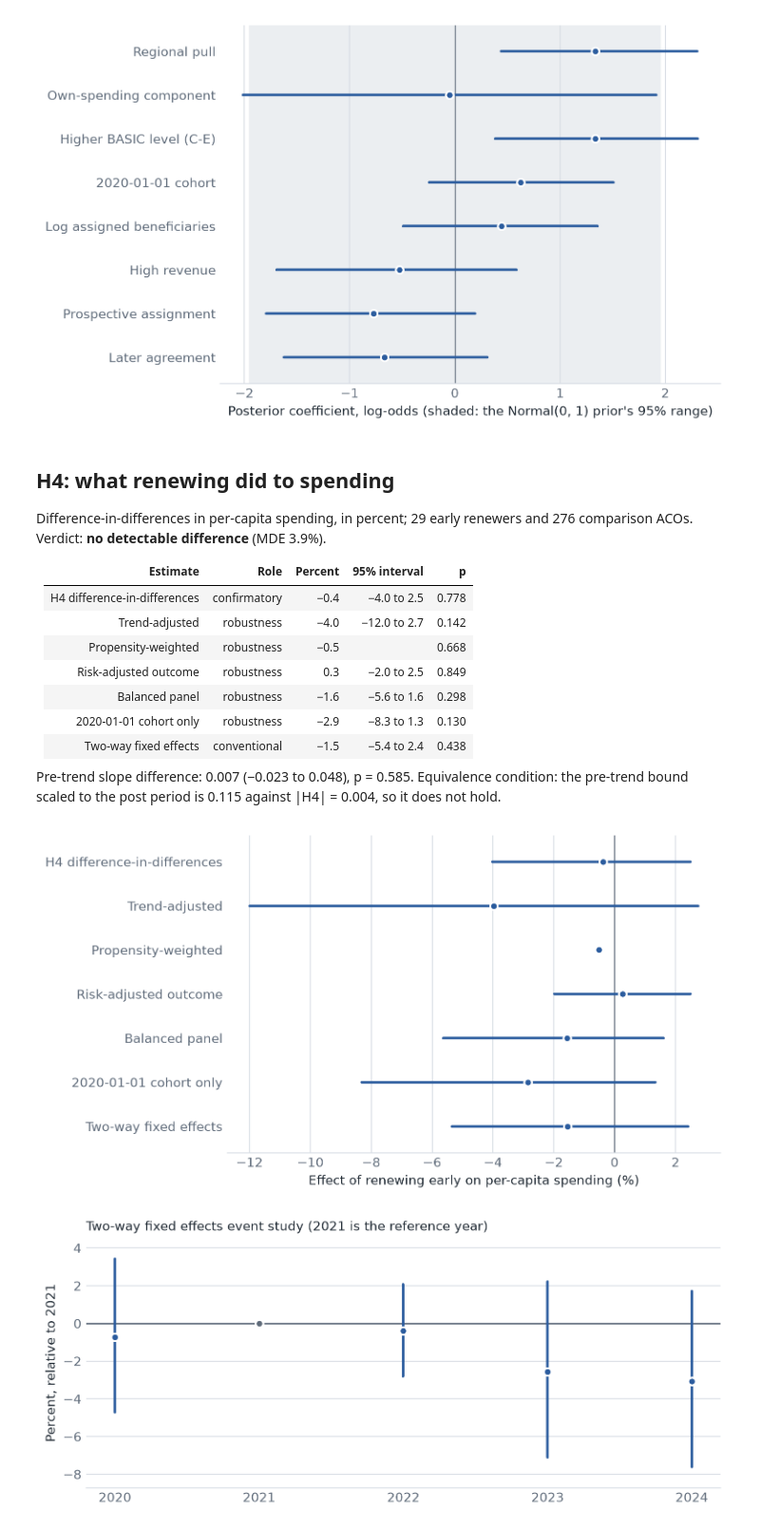
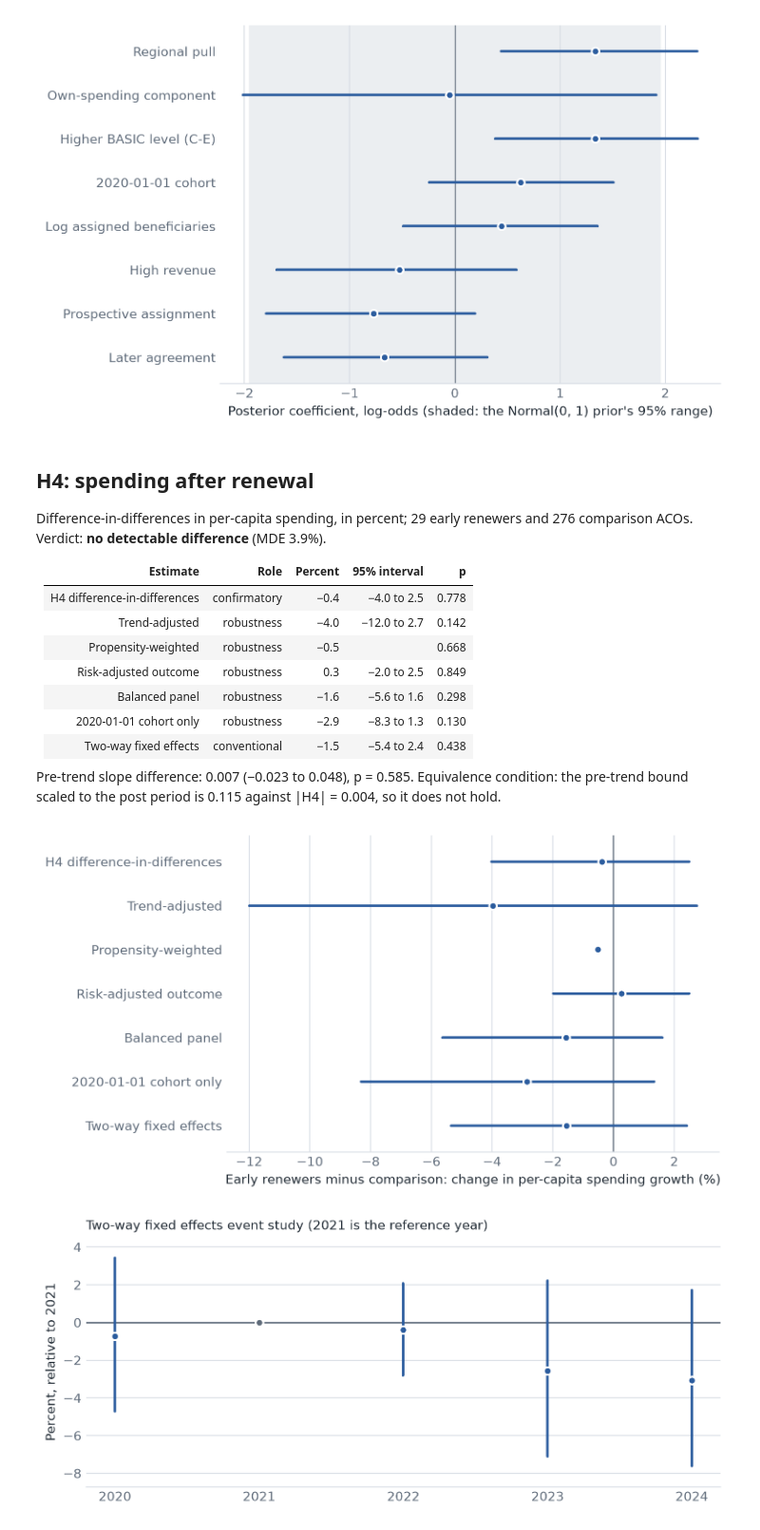
Before and after one commit to stharrold/stharrold.github.io, a Jupyter notebook: analysis/mssp-benchmark-ratchet/report/exports/results.ipynb, the cells around one changed output. Shown at 95% size. Drawn from its saved outputs; the diff is of its cells as text; code cells hidden in the pictures.

```diff
--- a/analysis/mssp-benchmark-ratchet/report/exports/results.ipynb
+++ b/analysis/mssp-benchmark-ratchet/report/exports/results.ipynb
@@ -216,7 +216,7 @@ _pre, _eq = _h4["pre_trend"], _h4["equivalence"]
 mo.md(
     "\n\n".join(
         [
-            "## H4: what renewing did to spending",
+            "## H4: spending after renewal",
             f"Difference-in-differences in per-capita spending, in percent; {_h4['sample']['early']} early renewers and "
             f"{_h4['sample']['comparison']} comparison ACOs. Verdict: **{_h4['verdict']}** (MDE {num(_h4['mde_percent'])}%).",
             table(["Estimate", "Role", "Percent", "95% interval", "p"], _rows),
@@ -227,7 +227,7 @@ mo.md(
     )
 )
 # %% [output]
-## H4: what renewing did to spending
+## H4: spending after renewal
 
 Difference-in-differences in per-capita spending, in percent; 29 early renewers and 276 comparison ACOs. Verdict: **no detectable difference** (MDE 3.9%).
 
@@ -245,10 +245,10 @@ Pre-trend slope difference: 0.007 (−0.023 to 0.048), p = 0.585. Equivalence co
 # %%
 _rows = data["h4"]["estimates"]
 _fig, _ax = figure(len(_rows))
-forest(_ax, _rows, "Effect of renewing early on per-capita spending (%)")
+forest(_ax, _rows, "Early renewers minus comparison: change in per-capita spending growth (%)")
 _fig
 # %% [output]
-[figure, old version]
+[figure, new version]
 # %%
 _pts = data["h4"]["event_study"]
 _fig, _ax = plt.subplots(figsize=(7.5, 3.2), layout="constrained")
```
Also changed, not shown: 6 other files.
